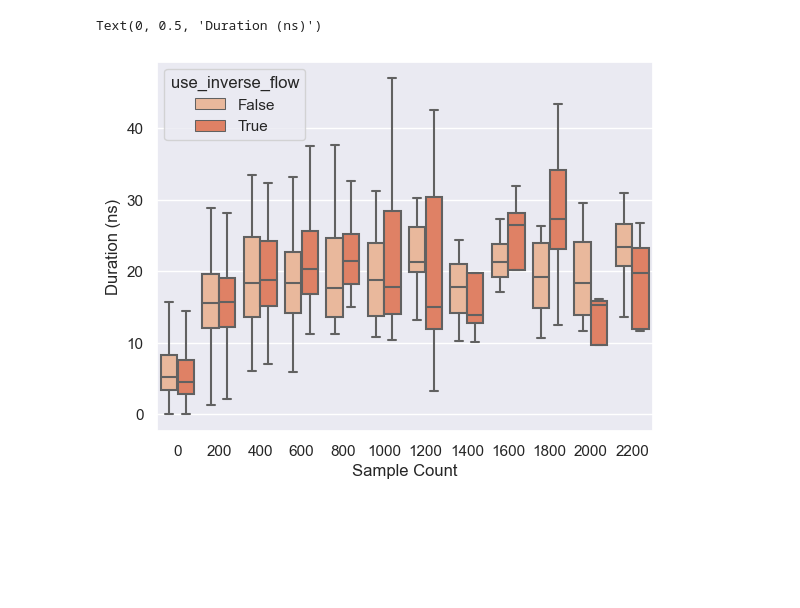
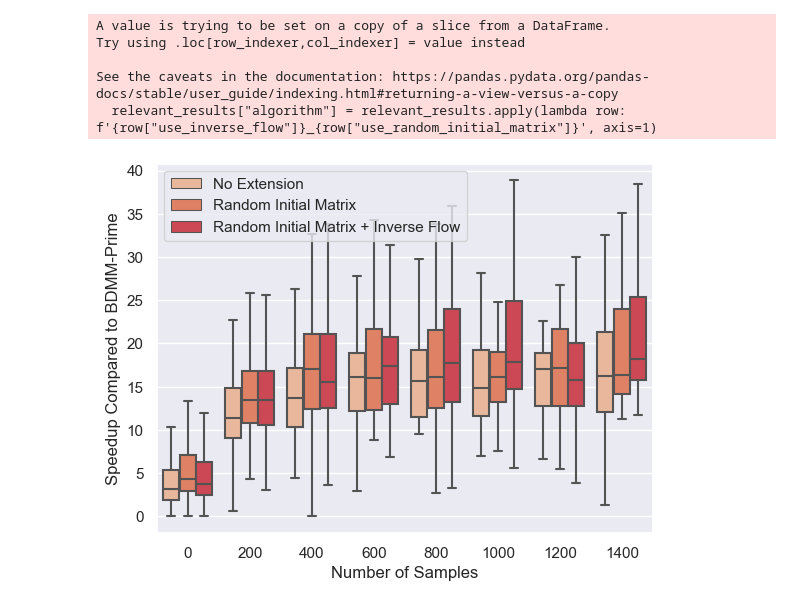
Before and after one commit to tochsner/BDMM-Flow-Supplementary, a Jupyter notebook: synthetic_benchmarks/analysis.ipynb, the cells around one changed output. Cells and saved outputs as stored; diff of their text form; code cells hidden in the pictures; blank space fills up the shorter version.

```diff
--- a/synthetic_benchmarks/analysis.ipynb
+++ b/synthetic_benchmarks/analysis.ipynb
@@ -87,11 +73,0 @@ Text(0, 0.5, 'Duration (ns)')
-# %%
-results["binned_leaves"] = results["leaf_count"].map(lambda x: x // 200 * 200)
-
-ax = sns.boxplot(
-    results[(results["binned_leaves"] < 1600)],
-    x="binned_leaves", y="speedup", hue="use_inverse_flow",
-    showfliers=False
-)
-
-plt.xlabel('Sample Count')
-plt.ylabel('Duration (ns)')
@@ -185,12 +94,32 @@ Text(0, 0.5, 'Duration (ns)')
-# %%
-ax = sns.boxplot(
-    results[(results.num_intervals == 1) & (results.binned_leaves < 2210) & (results.use_random_initial_matrix == True)],
-    x="binned_leaves", y="speedup", hue="use_inverse_flow",
-    showfliers=False
-)
-
-plt.xlabel('Sample Count')
-plt.ylabel('Duration (ns)')
-# %% [output]
-Text(0, 0.5, 'Duration (ns)')
-[figure, removed]
+# %%
+relevant_results = results[
+    (results.use_inverse_flow & results.use_random_initial_matrix) |
+    (~results.use_inverse_flow & results.use_random_initial_matrix) |
+    (~results.use_inverse_flow & ~results.use_random_initial_matrix)
+]
+
+relevant_results["algorithm"] = relevant_results.apply(lambda row: f'{row["use_inverse_flow"]}_{row["use_random_initial_matrix"]}', axis=1)
+relevant_results = relevant_results.sort_values(by="algorithm")
+
+ax = sns.boxplot(
+    relevant_results[(relevant_results.binned_leaves < 1600)],
+    x="binned_leaves", y="speedup", hue="algorithm",
+    showfliers=False
+)
+
+ax.legend_.set_title(None)
+ax.legend_.texts[0].set_text("No Extension")
+ax.legend_.texts[1].set_text("Random Initial Matrix")
+ax.legend_.texts[2].set_text("Random Initial Matrix + Inverse Flow")
+
+plt.xlabel('Number of Samples')
+plt.ylabel('Speedup Compared to BDMM-Prime')
+
+plt.savefig("speedup_vs_sample_count.png", bbox_inches="tight", dpi=600)
+# %% [output]
+A value is trying to be set on a copy of a slice from a DataFrame.
+Try using .loc[row_indexer,col_indexer] = value instead
+
+See the caveats in the documentation: https://pandas.pydata.org/pandas-docs/stable/user_guide/indexing.html#returning-a-view-versus-a-copy
+  relevant_results["algorithm"] = relevant_results.apply(lambda row: f'{row["use_inverse_flow"]}_{row["use_random_initial_matrix"]}', axis=1)
+[figure, added]
```
Also changed, not shown: parts of 13 cells of this notebook, 10 other files.
